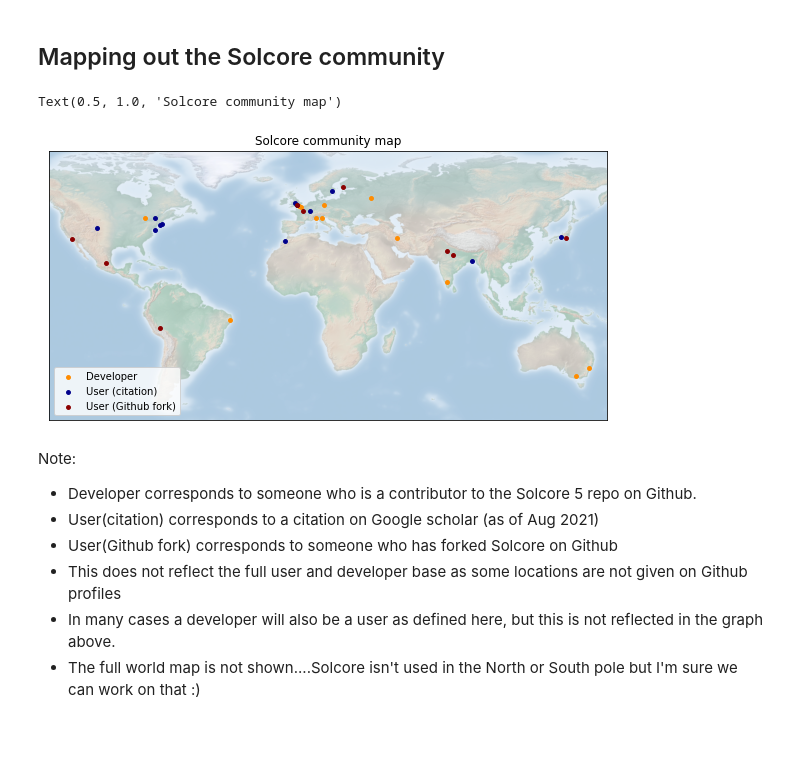
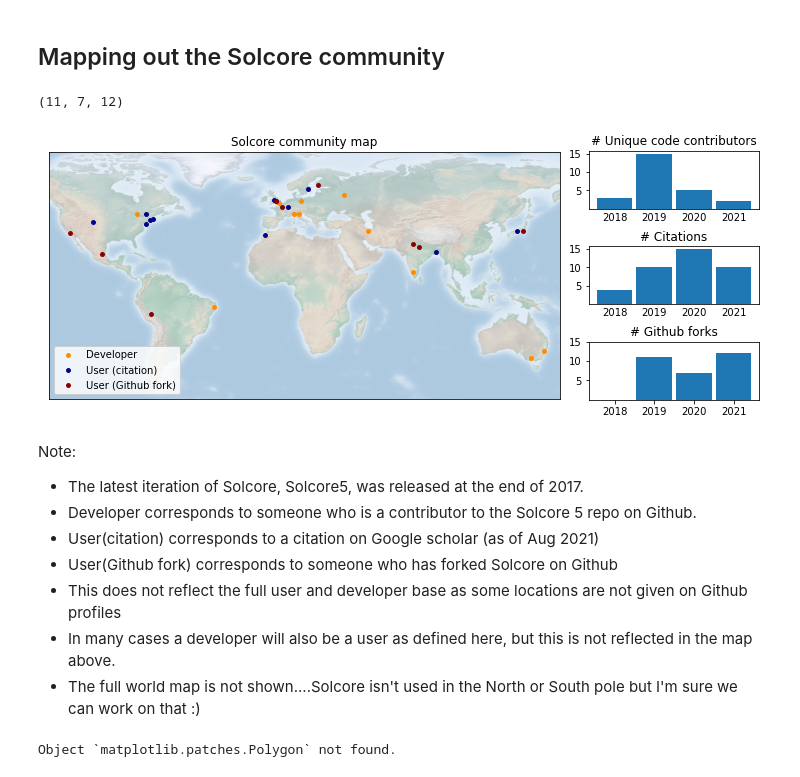
Before and after one commit to lucydot/solcore_community, a Jupyter notebook: Solcore_map.ipynb, the cells around one changed output. Drawn from its saved outputs; the diff is of its cells as text; code cells hidden in the pictures; blank space fills up the shorter version.

Commit message:
draft figure complete

```diff
--- a/Solcore_map.ipynb
+++ b/Solcore_map.ipynb
@@ -8,45 +8,81 @@ from mpl_toolkits.basemap import Basemap
 from itertools import chain
 # %%
 # create basemap
-fig = plt.figure(figsize=(10, 8))
+fig = plt.figure(figsize=(10, 4),constrained_layout=True)
+gs = fig.add_gridspec(3, 4)
+ax1 = fig.add_subplot(gs[:, 0:3])
+
 m = Basemap(projection='cyl', resolution=None,
             llcrnrlat=-60, urcrnrlat=80,
             llcrnrlon=-130, urcrnrlon=160)
 m.shadedrelief(scale=0.2,alpha=0.6)
 
 # latitudes and longitudes of cities where Solcore is used / developed.
 
 #  cont = Github contributor
 lat_cont = [51.509865,-8.0577,45,-33,12,55.45,35,52,45,45,-37,51]
 lon_cont = [-0.118092,-35.8830,-80,151,77,37.37,51,13,12,9,144,1]
 # london, recife, toronto, bangalore, sydney, moscow, iran, berlin, venice, italy, reading
 
 # cite = Google citation (Aug 21)
 lat_cite = [ 33, 41.46, 35.11,42, 40,59,39,45,53,49,23,52]
 lon_cite =[ -7,-72.4,136,-71, -105,17,-75,-75,-2,6,90,-1]
 # morocco, hartford, nagoya, boston, colorado,uppsala, ottowa,manchester,metz,dhaka,loughborough
 
 #  fork = Github forks
 lat_fork = [22,-12,48.8566,52,28,35,26,61,34]
 lon_fork = [-100,-72,2.3522,-1,77,139,80,23,-118]
 # mexico(potosi), lima,paris, birmingham, new delhi, tokyo, kanpur,tampere, LA
 
 # Plot  cities on  map
 m.scatter(lon_cont,lat_cont,marker='o',color='darkorange',latlon=True,s=15,label="Developer")
 m.scatter(lon_cite,lat_cite,marker='o',color='darkblue',latlon=True,s=15,label="User (citation)")# london
 m.scatter(lon_fork,lat_fork,marker='o',color='darkred',latlon=True,s=15,label="User (Github fork)")# london
 #m.scatter(-34.8830,-8.0577,marker='.',latlon=True)# recife
 
 plt.legend(loc=3)
 plt.title("Solcore community map")
+
+
+ax2 = fig.add_subplot(gs[0, 3])
+ax2.bar([0.5,1.5,2.5,3.5],[3,15,5,2],width=0.9)
+ax2.set_xticks([0.5,1.5,2.5,3.5])
+ax2.set_xticklabels(['2018','2019','2020','2021'])
+ax2.set_yticks([5,10,15])
+ax2.tick_params(axis='x',size=0)
+ax2.set_title("# Unique code contributors")
+ax3 = fig.add_subplot(gs[1, 3])
+ax3.bar([0.5,1.5,2.5,3.5],[4,10,15,10],width=0.9)
+ax3.set_xticks([0.5,1.5,2.5,3.5])
+ax3.set_xticklabels(['2018','2019','2020','2021'])
+ax3.set_yticks([5,10,15])
+ax3.tick_params(axis='x',size=0)
+ax3.set_title("# Citations")
+ax4 = fig.add_subplot(gs[2, 3])
+ax4.set_title("# Github forks")
+ax4.bar([0.5,1.5,2.5,3.5],[0,11,7,12],width=0.9)
+ax4.set_xticks([0.5,1.5,2.5,3.5])
+ax4.set_xticklabels(['2018','2019','2020','2021'])
+ax4.set_yticks([5,10,15])
+ax3.tick_params(axis='x',size=0)
+
+11,7,12
+
+
+plt.savefig()
 # %% [output]
-Text(0.5, 1.0, 'Solcore community map')
+(11, 7, 12)
-[figure, old version]
+[figure, new version]
 # %% [markdown]
 Note:
+- The latest iteration of Solcore, Solcore5, was released at the end of 2017.
 - Developer corresponds to someone who is a contributor to the Solcore 5 repo on Github.
 - User(citation) corresponds to a citation on Google scholar (as of Aug 2021)
 - User(Github fork) corresponds to someone who has forked Solcore on Github
 - This does not reflect the full user and developer base as some locations are not given on Github profiles
-- In many cases a developer will also be a user as defined here, but  this  is not reflected in the graph above.
+- In many cases a developer will also be a user as defined here, but  this  is not reflected in the map above.
 - The full world map  is not shown....Solcore isn't used  in the  North or  South pole but I'm sure we can work on that :)
+# %%
+matplotlib.patches.Polygon
+# %% [output]
+Object `matplotlib.patches.Polygon` not found.
```
Also changed, not shown: parts of 1 cell of this notebook, 1 other file.
